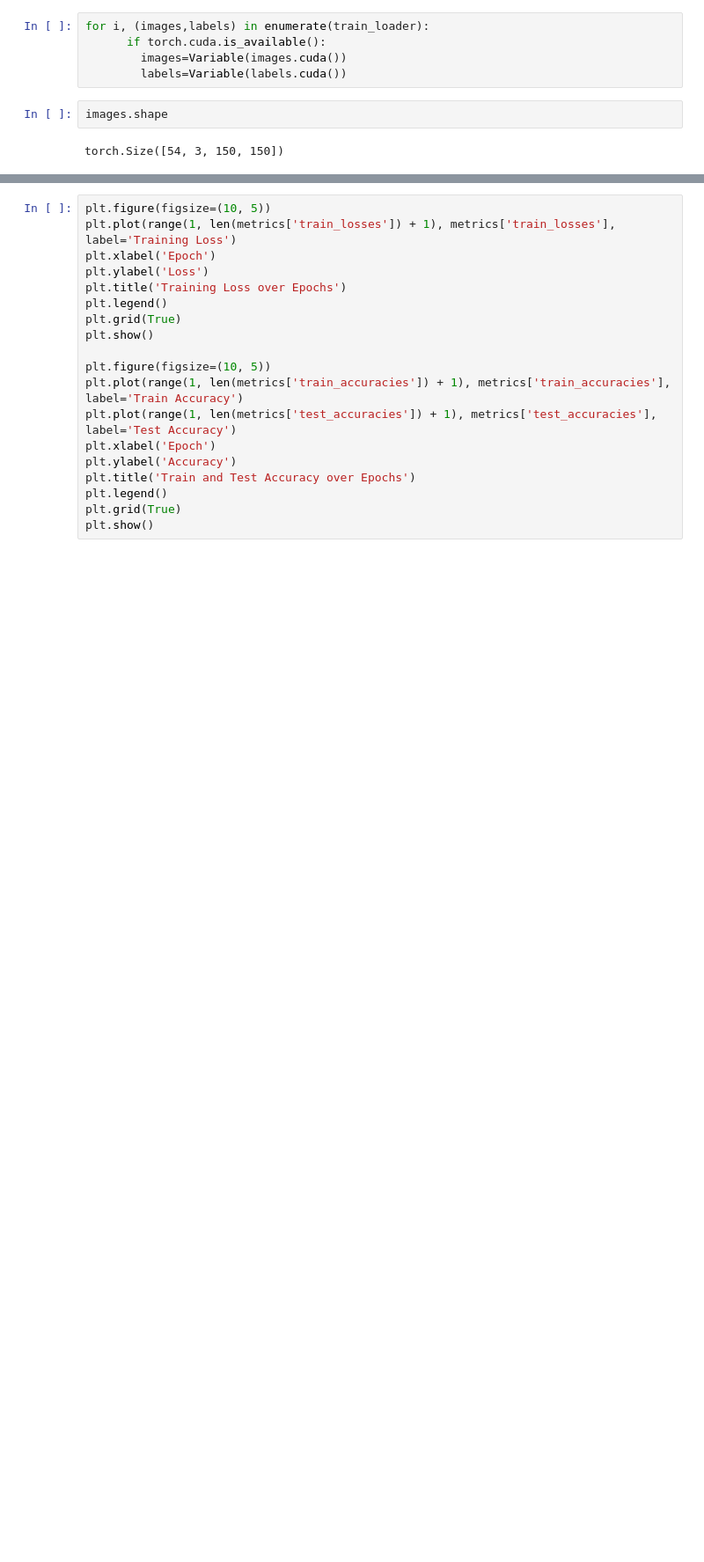
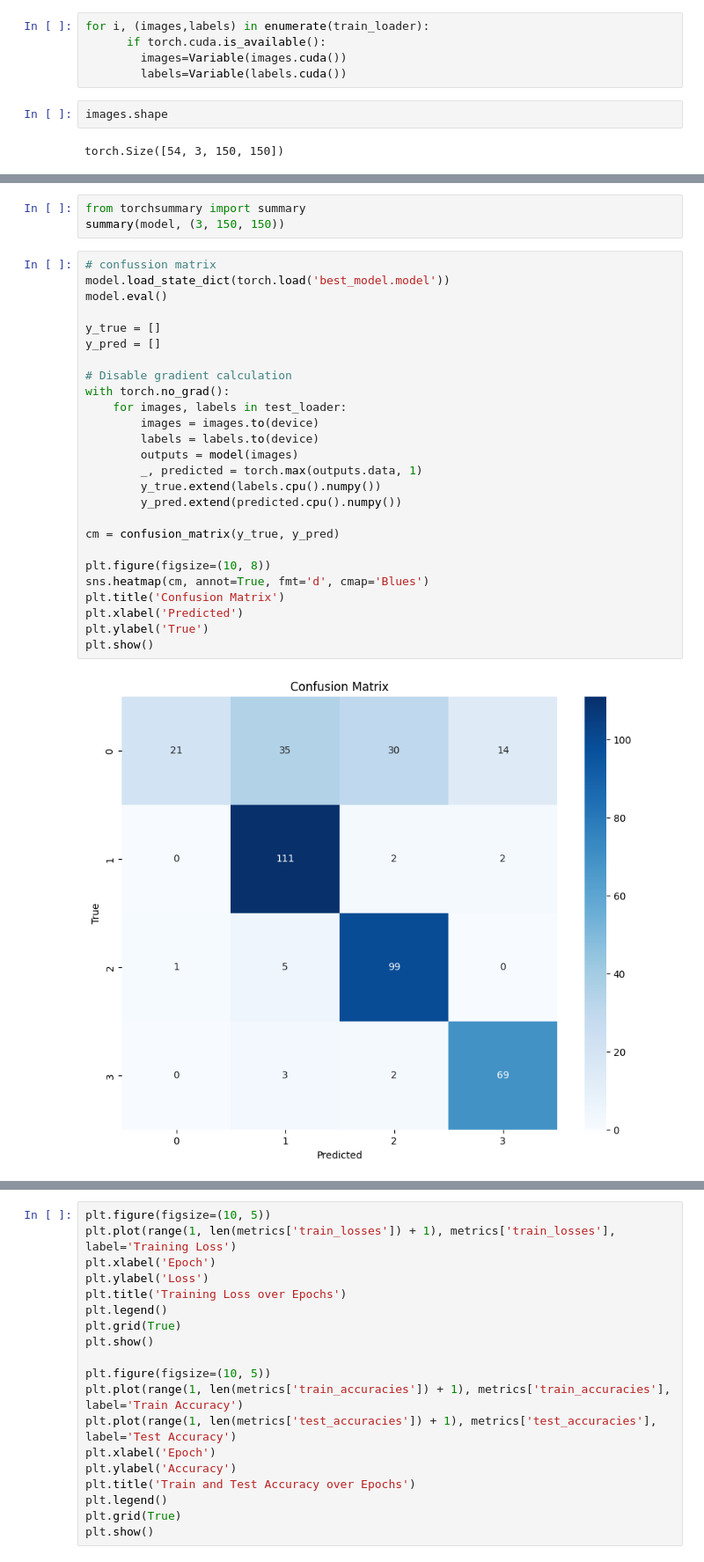
Before and after one commit to ansamz/MRI_Tumor_Classification_Pytorch, a Jupyter notebook: brain-tumor-detection--pytorch.ipynb, the cells around one changed output, grey strips where cells are left out. Shown at 88% size. Saved outputs shown, nothing was run; the diff lists cells and outputs as text; blank space fills up the shorter version.

```diff
--- a/brain-tumor-detection--pytorch.ipynb
+++ b/brain-tumor-detection--pytorch.ipynb
@@ -292,0 +306,31 @@ with open('training_metrics.json', 'w') as f:
+# %%
+from torchsummary import summary
+summary(model, (3, 150, 150))
+# %%
+# confussion matrix
+model.load_state_dict(torch.load('best_model.model'))
+model.eval()
+
+y_true = []
+y_pred = []
+
+# Disable gradient calculation
+with torch.no_grad():
+    for images, labels in test_loader:
+        images = images.to(device)
+        labels = labels.to(device)
+        outputs = model(images)
+        _, predicted = torch.max(outputs.data, 1)
+        y_true.extend(labels.cpu().numpy())
+        y_pred.extend(predicted.cpu().numpy())
+
+cm = confusion_matrix(y_true, y_pred)
+
+plt.figure(figsize=(10, 8))
+sns.heatmap(cm, annot=True, fmt='d', cmap='Blues')
+plt.title('Confusion Matrix')
+plt.xlabel('Predicted')
+plt.ylabel('True')
+plt.show()
+# %% [output]
+[figure, added]
```
Also changed, not shown: parts of 6 cells of this notebook, 2 other files.
